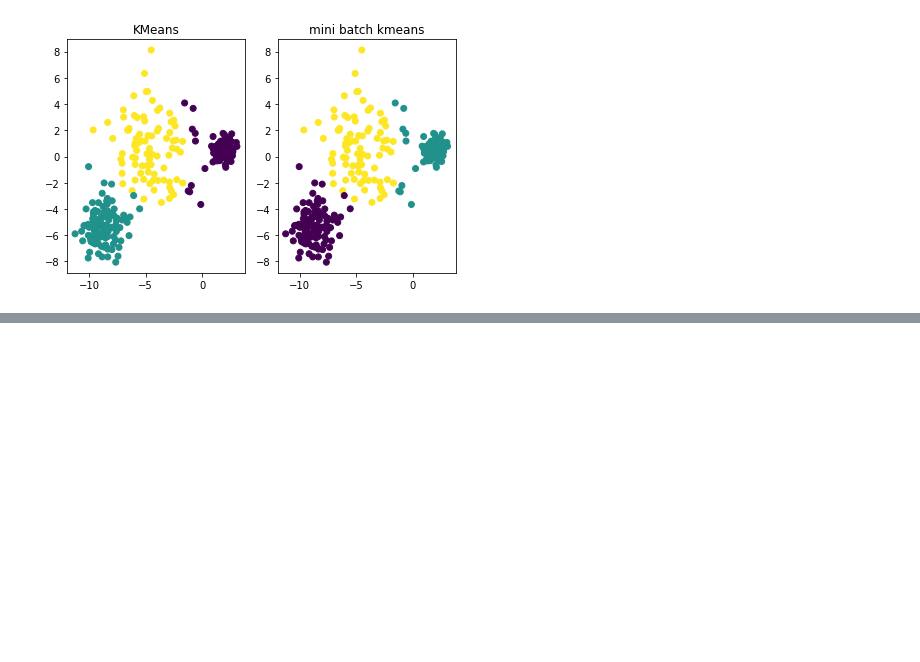
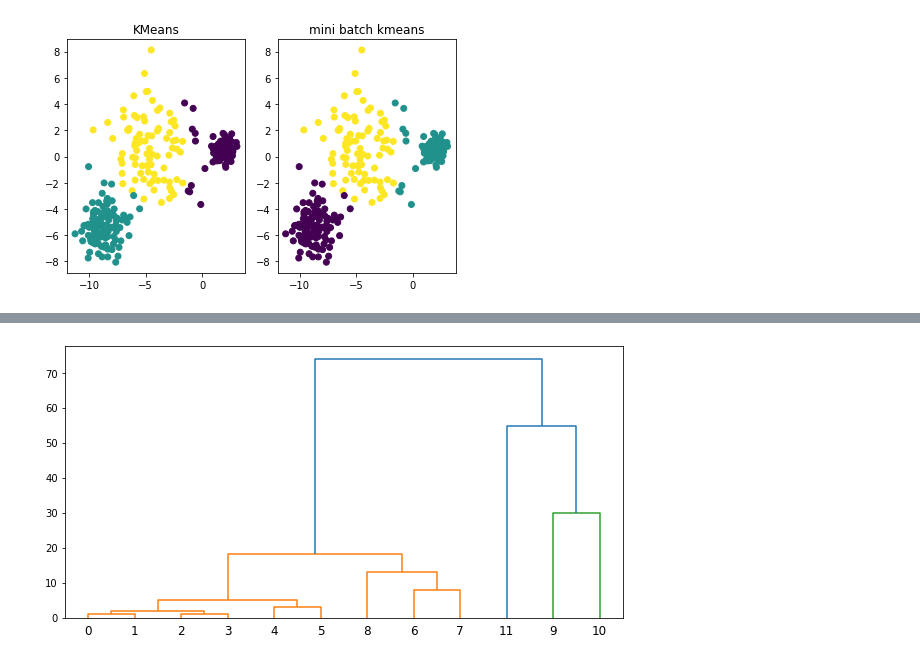
Before and after one commit to rileyko/PythonStudy, a Jupyter notebook: Clustering/Clustering.ipynb, the cells around one changed output, grey strips where cells are left out. Drawn from its saved outputs; the diff is of its cells as text; code cells hidden in the pictures; blank space fills up the shorter version.

```diff
--- a/Clustering/Clustering.ipynb
+++ b/Clustering/Clustering.ipynb
@@ -323,0 +386,8 @@ plt.show()
+# %%
+# 평균 연결
+Z = linkage(X, 'average')
+plt.figure(figsize=(10, 5))
+dendrogram(Z)
+plt.show()
+# %% [output]
+[figure, added]
```
Also changed, not shown: parts of 14 cells of this notebook.
